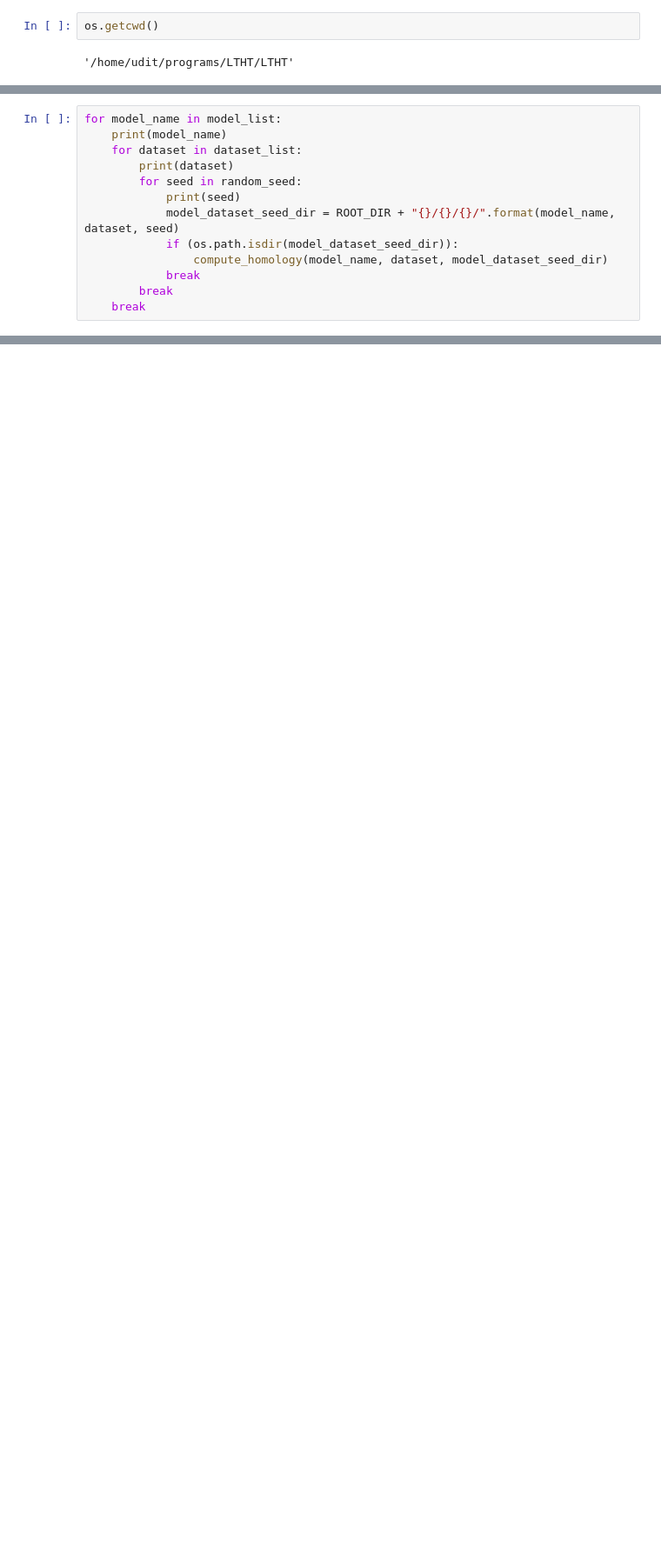
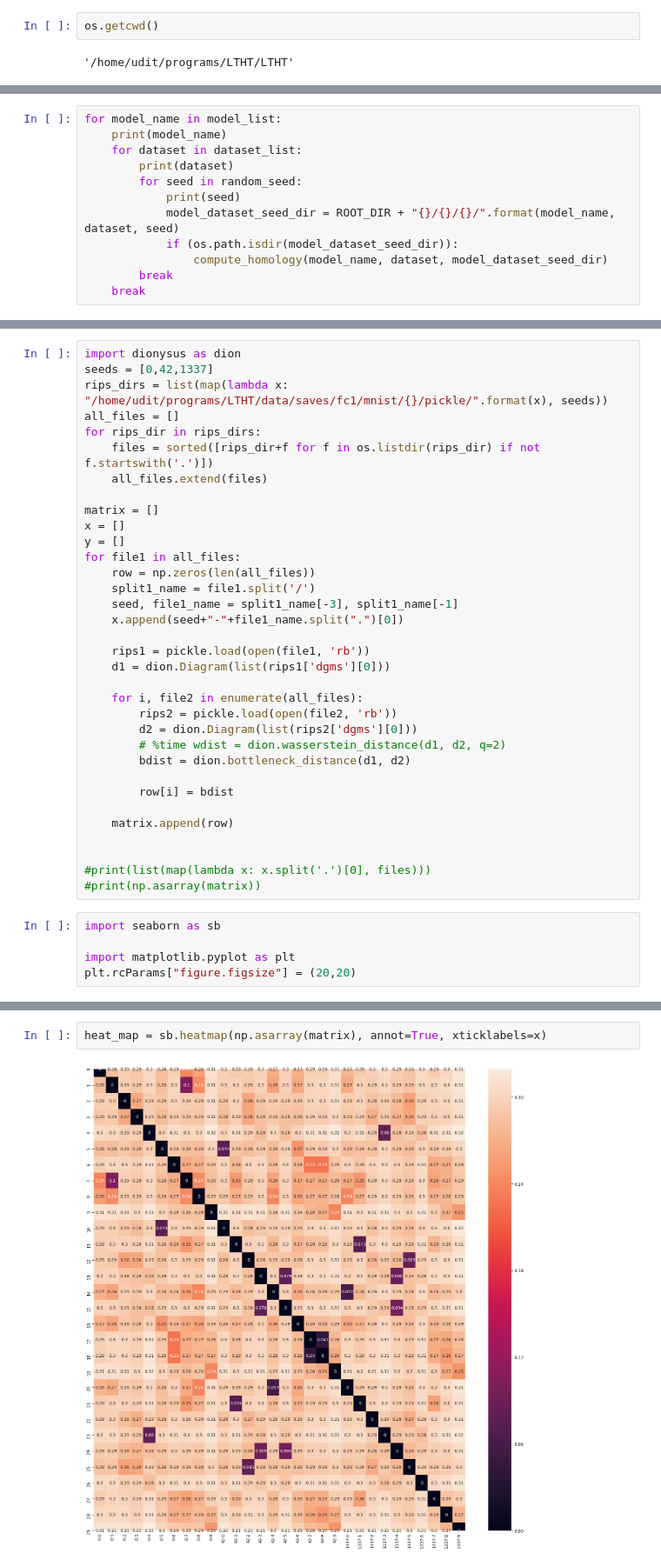
Before and after one commit to uditsaxena/LTHT, a Jupyter notebook: Homology.ipynb, the cells around one changed output, grey strips where cells are left out. Shown at 87% size. Drawn from its saved outputs; the diff is of its cells as text; blank space fills up the shorter version.

Commit message:
udit: add scripts and updated notebook

```diff
--- a/Homology.ipynb
+++ b/Homology.ipynb
@@ -174,7 +174,6 @@ for model_name in model_list:
             model_dataset_seed_dir = ROOT_DIR + "{}/{}/{}/".format(model_name, dataset, seed)
             if (os.path.isdir(model_dataset_seed_dir)):
                 compute_homology(model_name, dataset, model_dataset_seed_dir)
-            break
         break
     break
 # %% [output]
@@ -209,0 +255,39 @@ Bottleneck Distance: 0.09660559892654419
+# %%
+import dionysus as dion
+seeds = [0,42,1337]
+rips_dirs = list(map(lambda x: "/home/udit/programs/LTHT/data/saves/fc1/mnist/{}/pickle/".format(x), seeds))
+all_files = []
+for rips_dir in rips_dirs:
+    files = sorted([rips_dir+f for f in os.listdir(rips_dir) if not f.startswith('.')])
+    all_files.extend(files)
+
+matrix = []
+x = []
+y = []
+for file1 in all_files:
+    row = np.zeros(len(all_files))
+    split1_name = file1.split('/')
+    seed, file1_name = split1_name[-3], split1_name[-1]
+    x.append(seed+"-"+file1_name.split(".")[0])
+
+    rips1 = pickle.load(open(file1, 'rb'))
+    d1 = dion.Diagram(list(rips1['dgms'][0]))
+
+    for i, file2 in enumerate(all_files):
+        rips2 = pickle.load(open(file2, 'rb'))
+        d2 = dion.Diagram(list(rips2['dgms'][0]))
+        # %time wdist = dion.wasserstein_distance(d1, d2, q=2)
+        bdist = dion.bottleneck_distance(d1, d2)
+
+        row[i] = bdist
+
+    matrix.append(row)
+
+
+#print(list(map(lambda x: x.split('.')[0], files)))
+#print(np.asarray(matrix))
+# %%
+import seaborn as sb
+
+import matplotlib.pyplot as plt
+plt.rcParams["figure.figsize"] = (20,20)
@@ -209,0 +314,4 @@ Bottleneck Distance: 0.09660559892654419
+# %%
+heat_map = sb.heatmap(np.asarray(matrix), annot=True, xticklabels=x)
+# %% [output]
+[figure, added]
```
Also changed, not shown: parts of 7 cells of this notebook, 2 other files.
